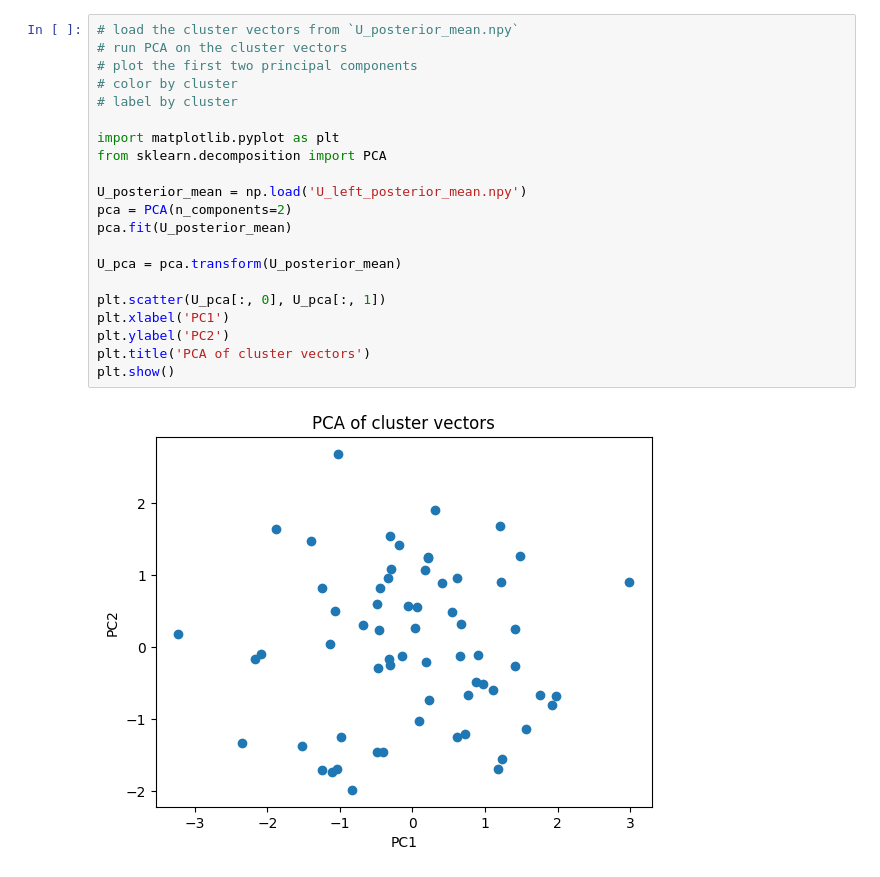
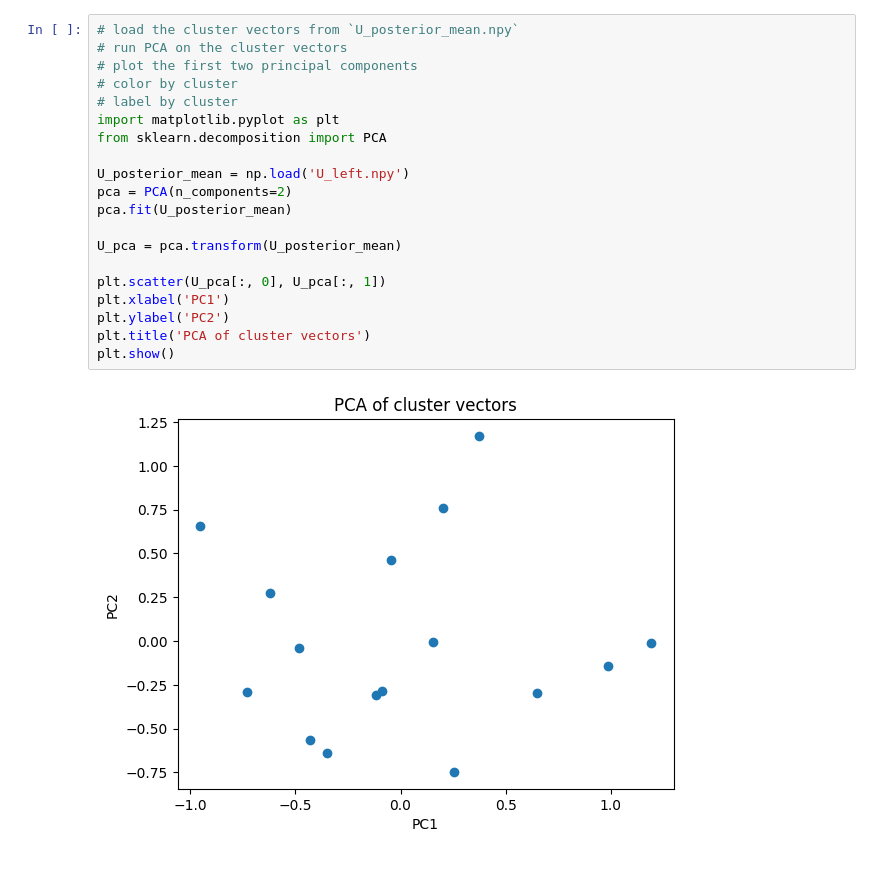
Before and after one commit to sc4224/flywrite, a Jupyter notebook: quick_analysis.ipynb, the cells around one changed output. Cells and saved outputs as stored; diff of their text form.

```diff
--- a/quick_analysis.ipynb
+++ b/quick_analysis.ipynb
@@ -54,26 +67,25 @@ AL.115, AL.1179, AL.1192, AL.1195, AL.1334, AL.1381, AL.1435, AL.1439, AL.1510,
 # %%
 # load the cluster vectors from `U_posterior_mean.npy`
 # run PCA on the cluster vectors
 # plot the first two principal components
 # color by cluster
 # label by cluster
-
 import matplotlib.pyplot as plt
 from sklearn.decomposition import PCA
 
-U_posterior_mean = np.load('U_left_posterior_mean.npy')
+U_posterior_mean = np.load('U_left.npy')
 pca = PCA(n_components=2)
 pca.fit(U_posterior_mean)
 
 U_pca = pca.transform(U_posterior_mean)
 
 plt.scatter(U_pca[:, 0], U_pca[:, 1])
 plt.xlabel('PC1')
 plt.ylabel('PC2')
 plt.title('PCA of cluster vectors')
 plt.show()
 # %% [output]
-[figure, old version]
+[figure, new version]
 # %%
 # load the cluster vectors from `U_posterior_mean.npy`
 # run PCA on the cluster vectors
```
Also changed, not shown: parts of 6 cells of this notebook, 1 other file.
